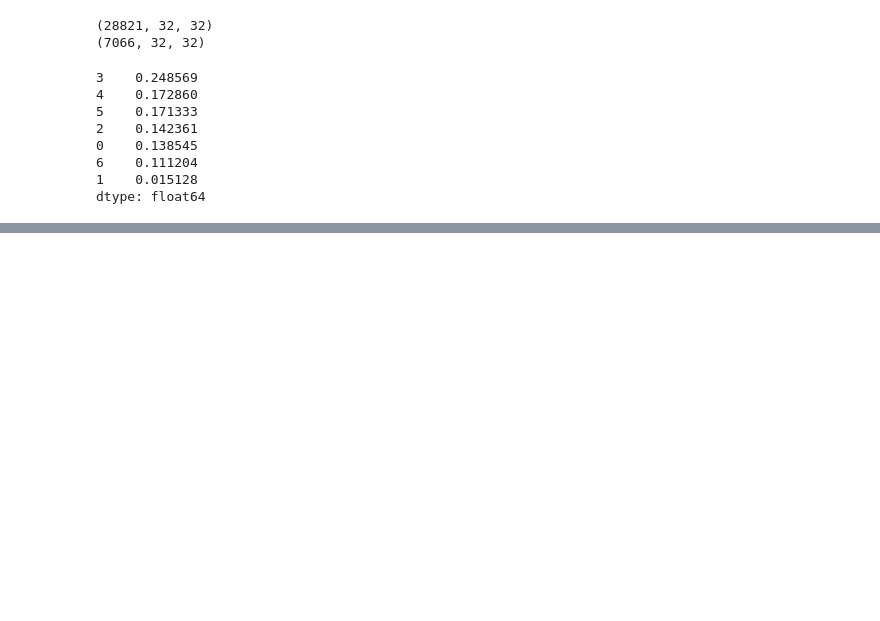
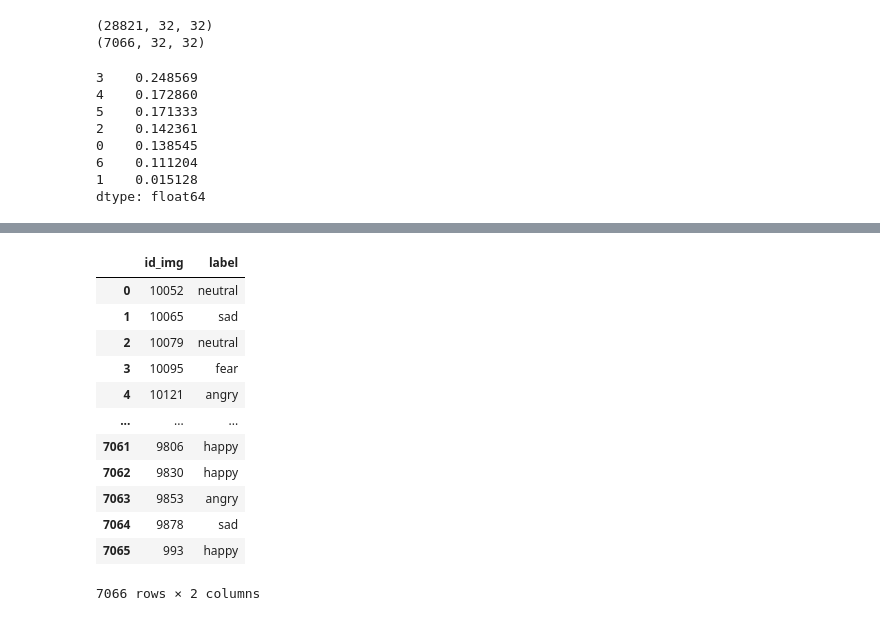
Before and after one commit to JuditRoca/feelinggood_Kaggle_competition, a Jupyter notebook: main.ipynb, the cells around one changed output, grey strips where cells are left out. Cells and saved outputs as stored; diff of their text form; code cells hidden in the pictures; blank space fills up the shorter version.

```diff
--- a/main.ipynb
+++ b/main.ipynb
@@ -185,0 +233,2 @@ df_hist = pd.DataFrame(history.history)
+# %%
+y_pred = model.predict(X_test)
@@ -185,0 +251,3 @@ df_hist = pd.DataFrame(history.history)
+# %%
+pred_labels = np.argmax(y_pred, axis=1)
+pred_labels
@@ -185,0 +256,3 @@ df_hist = pd.DataFrame(history.history)
+# %%
+label_pred = [class_names[pred] for pred in pred_labels]
+label_pred
@@ -185,0 +277,17 @@ df_hist = pd.DataFrame(history.history)
+# %%
+df_submission = pd.DataFrame({"id_img": test_set["id_img"], "label": label_pred})
+df_submission
+# %% [output]
+|  | id_img | label |
+| 0 | 10052 | neutral |
+| 1 | 10065 | sad |
+| 2 | 10079 | neutral |
+| 3 | 10095 | fear |
+| 4 | 10121 | angry |
+| ... | ... | ... |
+| 7061 | 9806 | happy |
+| 7062 | 9830 | happy |
+| 7063 | 9853 | angry |
+| 7064 | 9878 | sad |
+| 7065 | 993 | happy |
+7066 rows × 2 columns
```
Also changed, not shown: parts of 11 cells of this notebook, 2 other files.
